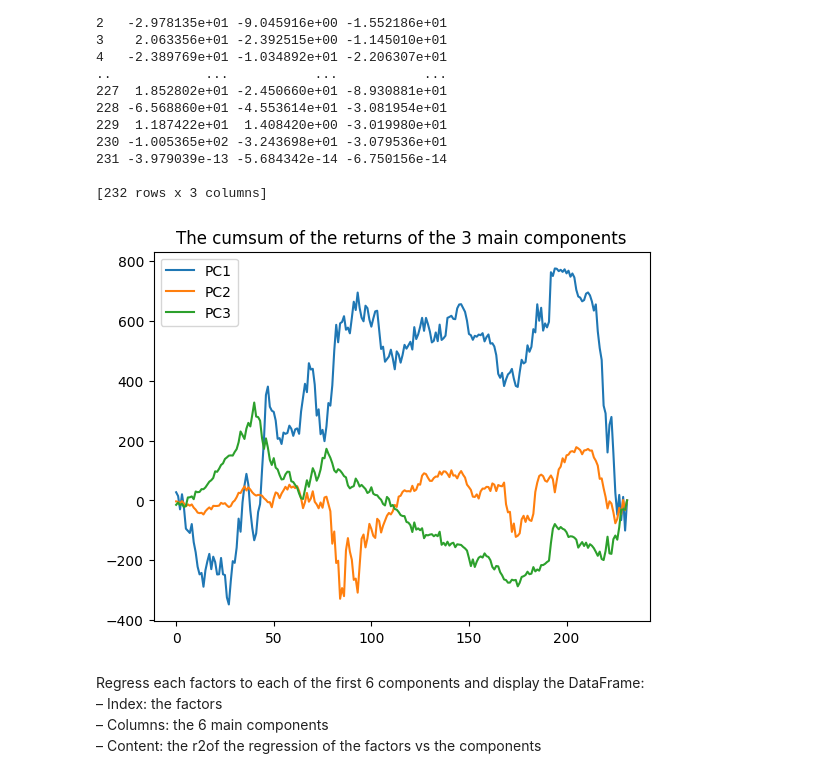
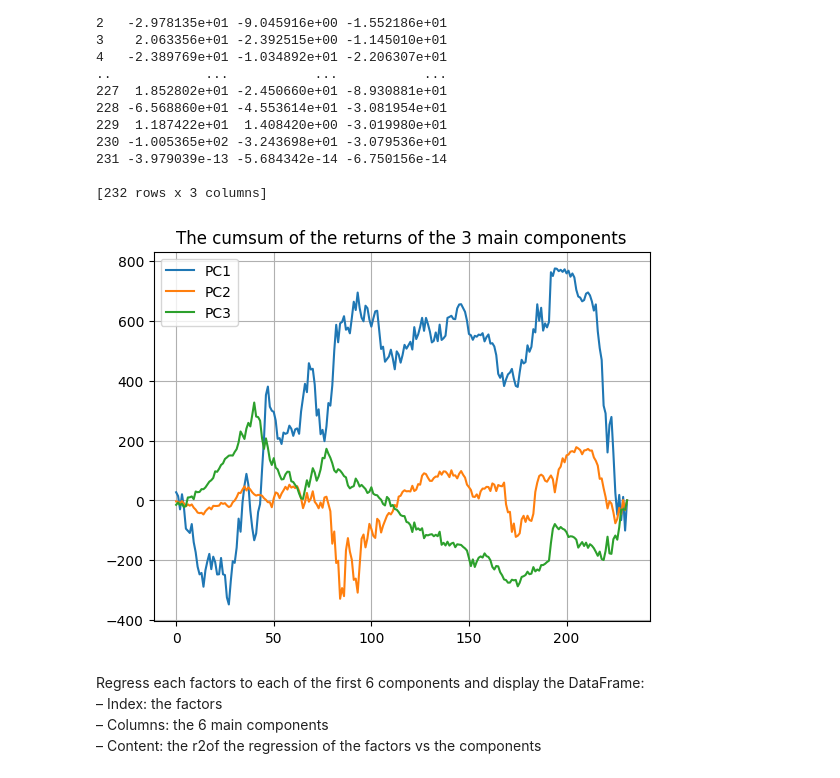
Before and after one commit to theomdvn/AlgoTrading, a Jupyter notebook: PCA.ipynb, the cells around one changed output. Saved outputs shown, nothing was run; the diff lists cells and outputs as text; code cells hidden in the pictures.

```diff
--- a/PCA.ipynb
+++ b/PCA.ipynb
@@ -95,11 +95,12 @@ Cumulative returns of the 3 main components:
 # %%
 plt.plot(returns.iloc[:, :3].cumsum())
 leg = ['PC1','PC2','PC3']
+plt.grid(True)
 plt.legend(leg,loc='best')
 plt.title('The cumsum of the returns of the 3 main components')
 plt.show()
 # %% [output]
-[figure, old version]
+[figure, new version]
 # %% [markdown]
 Regress each factors to each of the first 6 components and display the DataFrame:<br>
 – Index: the factors<br>
```
Also changed, not shown: parts of 5 cells of this notebook.
